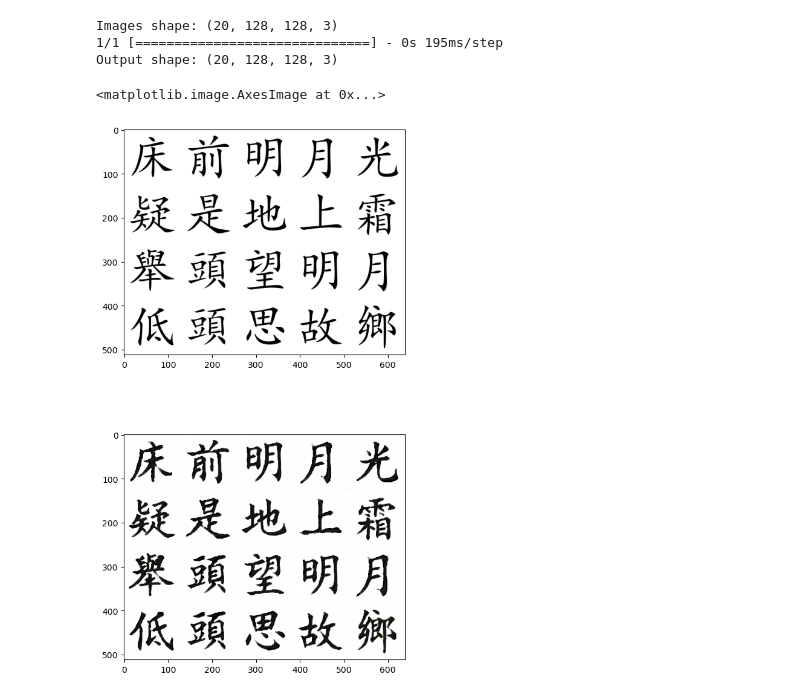
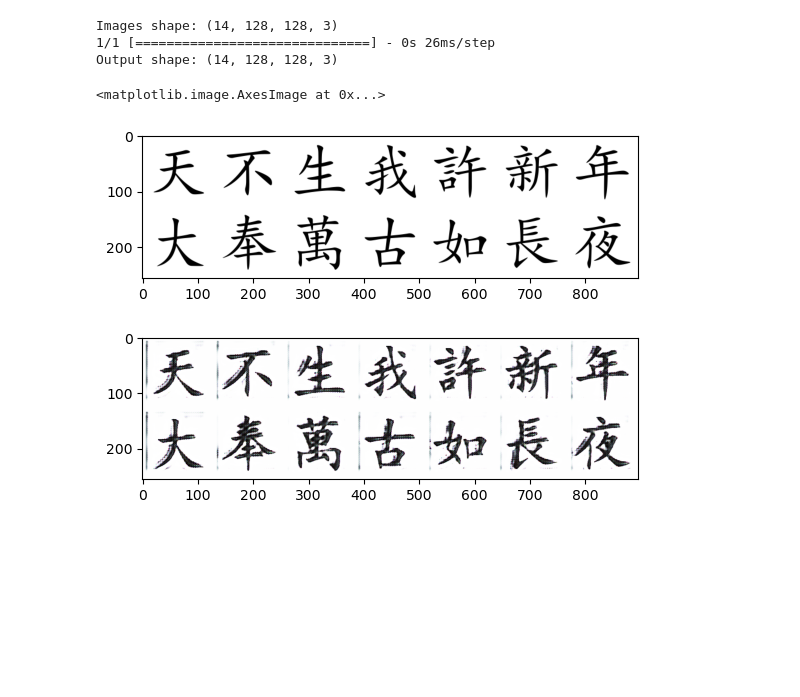
Before and after one commit to Adrakaris/cyclegans, a Jupyter notebook: predict.ipynb, the cells around one changed output. Cells and saved outputs as stored; diff of their text form; code cells hidden in the pictures; blank space fills up the shorter version.

Commit message:
Train a resnet for 100 epochs - results are in document

```diff
--- a/predict.ipynb
+++ b/predict.ipynb
@@ -5,7 +5,7 @@ import matplotlib.pyplot as plt
 import cv2
 import numpy as np
 
-from model import CycleGan
+from model import CycleGan, GenType
 from loader import KindaLoadEverything, Sampler
 
 import absl.logging
@@ -15,34 +15,35 @@ absl.logging.set_verbosity(absl.logging.ERROR)
 BUILD = "build"
 LOAD = "load"
 
-RUN_ID = "0004"
+RUN_ID = "0005-RESNET"
 DOM_A = "./data/a"
 DOM_B = "./data/b"
 RUNFOLDER = os.path.join("run", RUN_ID)
 #endregion
 
-gan = CycleGan()
+gan = CycleGan(genType=GenType.RESNET)
 
 # gan.loadWeights(RUNFOLDER)
 # gan.loadCombinedFromCheckpoint("./run/0003/weights/weights-40.h5")  # pretty decent looking, if rough
-gan.loadCombinedFromCheckpoint("./run/0004/weights/weights-21.h5")
+gan.loadCombinedFromCheckpoint("./run/0005-RESNET/weights/weights-5.h5")
 
 sampler = Sampler("./data/simkai.ttf")
 # %%
-SUTRINGU = "床前明月光疑是地上霜舉頭望明月低頭思故鄉"
+SUTRINGU = "天不生我許新年大奉萬古如長夜"
+# SUTRINGU = "床前明月光疑是地上霜舉頭望明月低頭思故鄉"
 # SUTRINGU = "床前明月光李白爬上床看见X光，裤子掉光光"
 
 original = np.array(sampler.generateImages(SUTRINGU))
-originalStitched = sampler.stitchImages(original, columns=5)
+originalStitched = sampler.stitchImages(original, columns=7)
 converted = gan.predict(sampler, SUTRINGU)
-stitched = sampler.stitchImages(converted, columns=5)
+stitched = sampler.stitchImages(converted, columns=7)
 
-fig, ax = plt.subplots(2,1,figsize=(6,12))
+fig, ax = plt.subplots(2,1)
 ax[0].imshow(originalStitched)
 ax[1].imshow(stitched)
 # %% [output]
-Images shape: (20, 128, 128, 3)
-1/1 [==============================] - 0s 195ms/step
-Output shape: (20, 128, 128, 3)
+Images shape: (14, 128, 128, 3)
+1/1 [==============================] - 0s 26ms/step
+Output shape: (14, 128, 128, 3)
 <matplotlib.image.AxesImage at 0x...>
-[figure, old version]
+[figure, new version]
```
Also changed, not shown: 5 other files.
